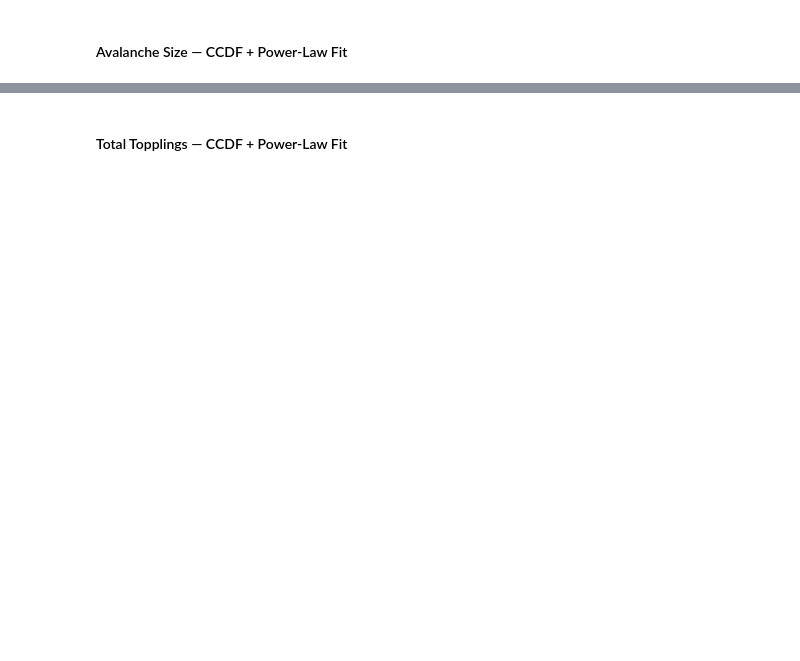
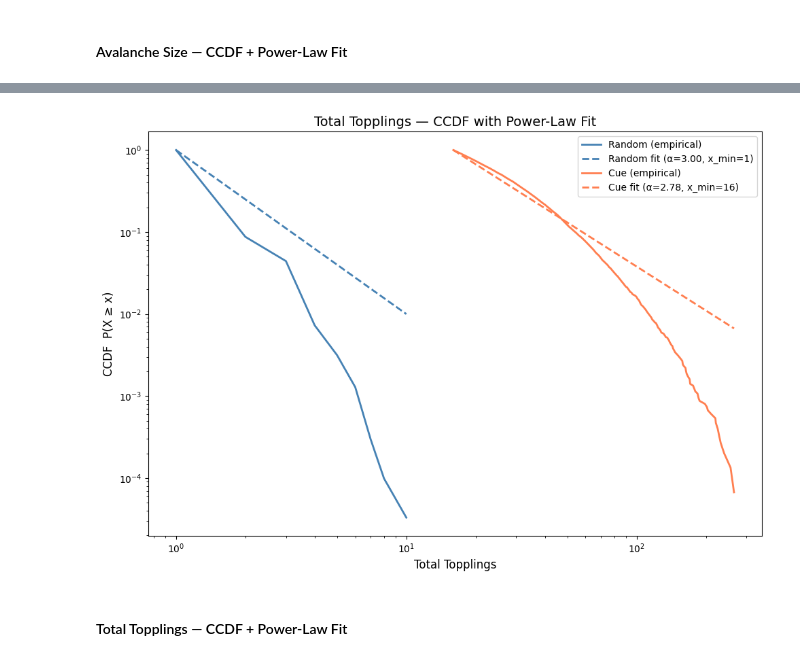
Before and after one commit to MassimoStel/SpreadingAct, a Jupyter notebook: notebooks/Sandpile_FreeAssociations.ipynb, the cells around one changed output, grey strips where cells are left out. Cells and saved outputs as stored; diff of their text form; code cells hidden in the pictures; blank space fills up the shorter version.

```diff
--- a/notebooks/Sandpile_FreeAssociations.ipynb
+++ b/notebooks/Sandpile_FreeAssociations.ipynb
@@ -244,23 +274,25 @@ plt.tight_layout()
 # %%
 fig, ax = plt.subplots(figsize=(10, 7))
 
 # Random
 fit_top_random = powerlaw.Fit(topplings_random, verbose=False)
 fit_top_random.plot_ccdf(ax=ax, color='steelblue', linewidth=2, label='Random (empirical)')
 fit_top_random.power_law.plot_ccdf(ax=ax, color='steelblue', linestyle='--', linewidth=2,
                                     label=f'Random fit (α={fit_top_random.power_law.alpha:.2f}, x_min={fit_top_random.power_law.xmin:.0f})')
 
-# Targeted
-fit_top_targeted = powerlaw.Fit(topplings_targeted, verbose=False)
-fit_top_targeted.plot_ccdf(ax=ax, color='coral', linewidth=2, label='Targeted (empirical)')
-fit_top_targeted.power_law.plot_ccdf(ax=ax, color='coral', linestyle='--', linewidth=2,
-                                      label=f'Targeted fit (α={fit_top_targeted.power_law.alpha:.2f}, x_min={fit_top_targeted.power_law.xmin:.0f})')
+# Cue
+fit_top_cue = powerlaw.Fit(topplings_cue, verbose=False)
+fit_top_cue.plot_ccdf(ax=ax, color='coral', linewidth=2, label='Cue (empirical)')
+fit_top_cue.power_law.plot_ccdf(ax=ax, color='coral', linestyle='--', linewidth=2,
+                                      label=f'Cue fit (α={fit_top_cue.power_law.alpha:.2f}, x_min={fit_top_cue.power_law.xmin:.0f})')
 
 ax.set_xlabel('Total Topplings', fontsize=12)
 ax.set_ylabel('CCDF  P(X ≥ x)', fontsize=12)
 ax.set_title('Total Topplings — CCDF with Power-Law Fit', fontsize=14)
 ax.legend(fontsize=10)
 plt.tight_layout()
+# %% [output]
+[figure, added]
 # %% [markdown]
 #### Total Topplings — CCDF + Power-Law Fit
 # %%
```
Also changed, not shown: parts of 11 cells of this notebook, 1 other file.
